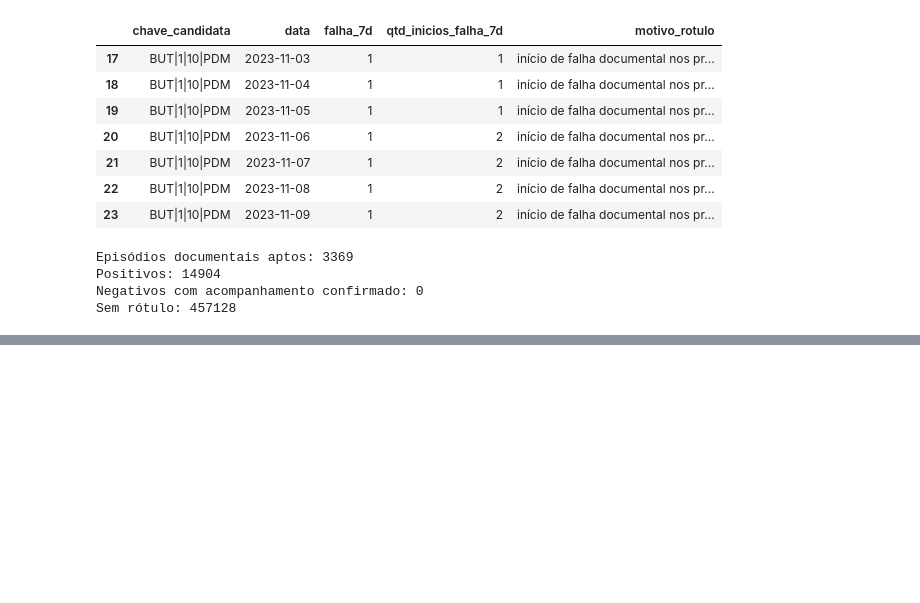
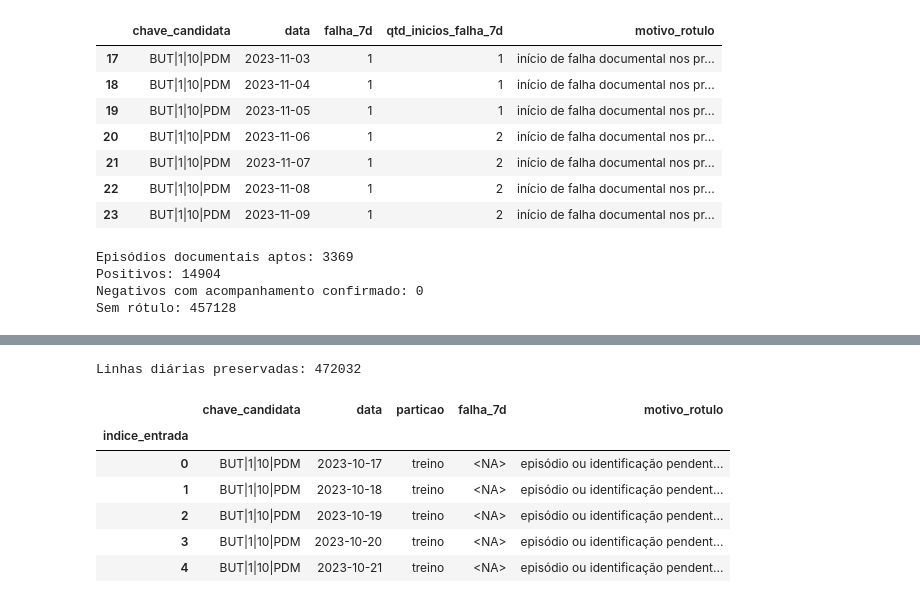
Before and after one commit to joaocardosodias/Lumem, a Jupyter notebook: models/modelo-rnn-1/01-criacao-tabela-mestra.ipynb, the cells around one changed output, grey strips where cells are left out. Cells and saved outputs as stored; diff of their text form; code cells hidden in the pictures; blank space fills up the shorter version.

Commit message:
feat: atualização da base de treino

```diff
--- a/models/modelo-rnn-1/01-criacao-tabela-mestra.ipynb
+++ b/models/modelo-rnn-1/01-criacao-tabela-mestra.ipynb
@@ -4766,0 +4775,46 @@ Sem rótulo: 457128
+# %%
+colunas_entrada_base = [
+    "chave_candidata", "data", "particao", "inicio_historico_porta",
+] + features_temporais_finais + features_estaticas
+assert len(colunas_entrada_base) == len(set(colunas_entrada_base))
+assert base_modelagem_proxy.index.is_unique
+
+base_treinamento = base_modelagem_proxy[colunas_entrada_base].copy()
+base_treinamento["indice_entrada"] = base_modelagem_proxy.index
+
+colunas_rotulos_atualizados = [
+    "chave_candidata", "data", "falha_7d", "motivo_rotulo",
+    "qtd_inicios_falha_7d", "dias_acompanhados_7d", "pendencias_no_horizonte",
+]
+base_treinamento = base_treinamento.merge(
+    base_alvo_falhas[colunas_rotulos_atualizados],
+    on=["chave_candidata", "data"],
+    how="left",
+    validate="one_to_one",
+    indicator="origem_rotulo",
+)
+assert base_treinamento["origem_rotulo"].eq("both").all()
+base_treinamento = (
+    base_treinamento.drop(columns="origem_rotulo")
+    .set_index("indice_entrada", drop=False)
+    .sort_index()
+)
+assert base_treinamento.index.equals(base_modelagem_proxy.index)
+pd.testing.assert_frame_equal(
+    base_treinamento[["chave_candidata", "data", "particao"]].reset_index(drop=True),
+    base_modelagem_proxy[["chave_candidata", "data", "particao"]].reset_index(drop=True),
+)
+assert "registro_zm01_7d" not in base_treinamento.columns
+assert base_treinamento["motivo_rotulo"].notna().all()
+
+print("Linhas diárias preservadas:", len(base_treinamento))
+display(base_treinamento[["chave_candidata", "data", "particao", "falha_7d", "motivo_rotulo"]].head())
+# %% [output]
+Linhas diárias preservadas: 472032
+|  | chave_candidata | data | particao | falha_7d | motivo_rotulo |
+| indice_entrada |  |  |  |  |  |
+| 0 | BUT|1|10|PDM | 2023-10-17 | treino | <NA> | episódio ou identificação pendent... |
+| 1 | BUT|1|10|PDM | 2023-10-18 | treino | <NA> | episódio ou identificação pendent... |
+| 2 | BUT|1|10|PDM | 2023-10-19 | treino | <NA> | episódio ou identificação pendent... |
+| 3 | BUT|1|10|PDM | 2023-10-20 | treino | <NA> | episódio ou identificação pendent... |
+| 4 | BUT|1|10|PDM | 2023-10-21 | treino | <NA> | episódio ou identificação pendent... |
```
Also changed, not shown: parts of 6 cells of this notebook.
